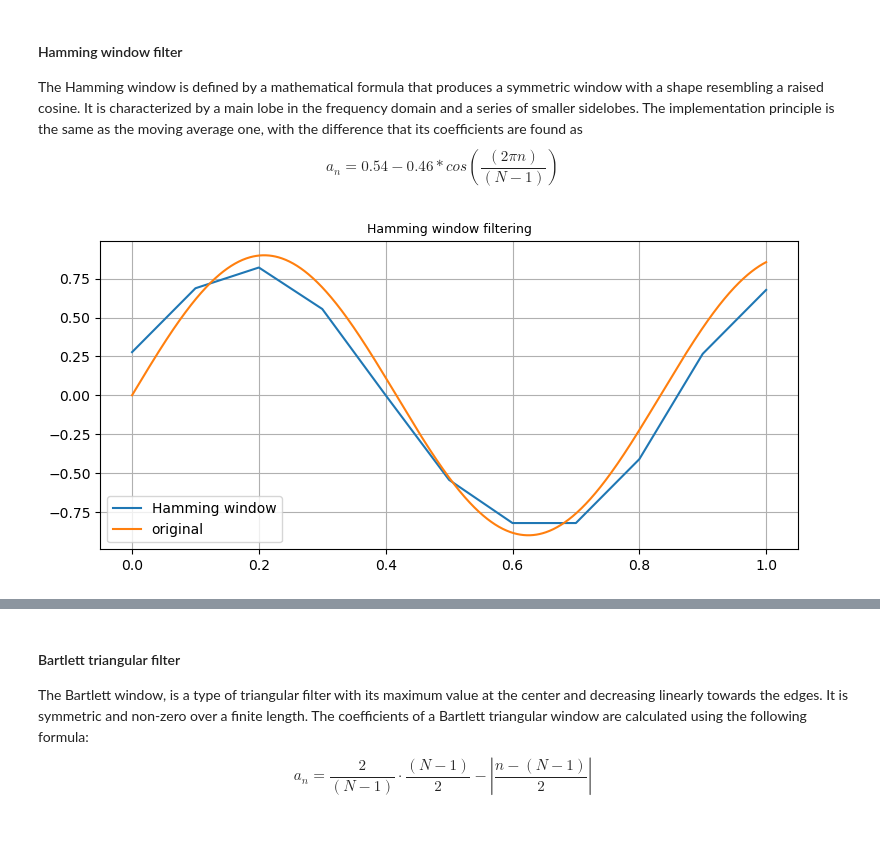
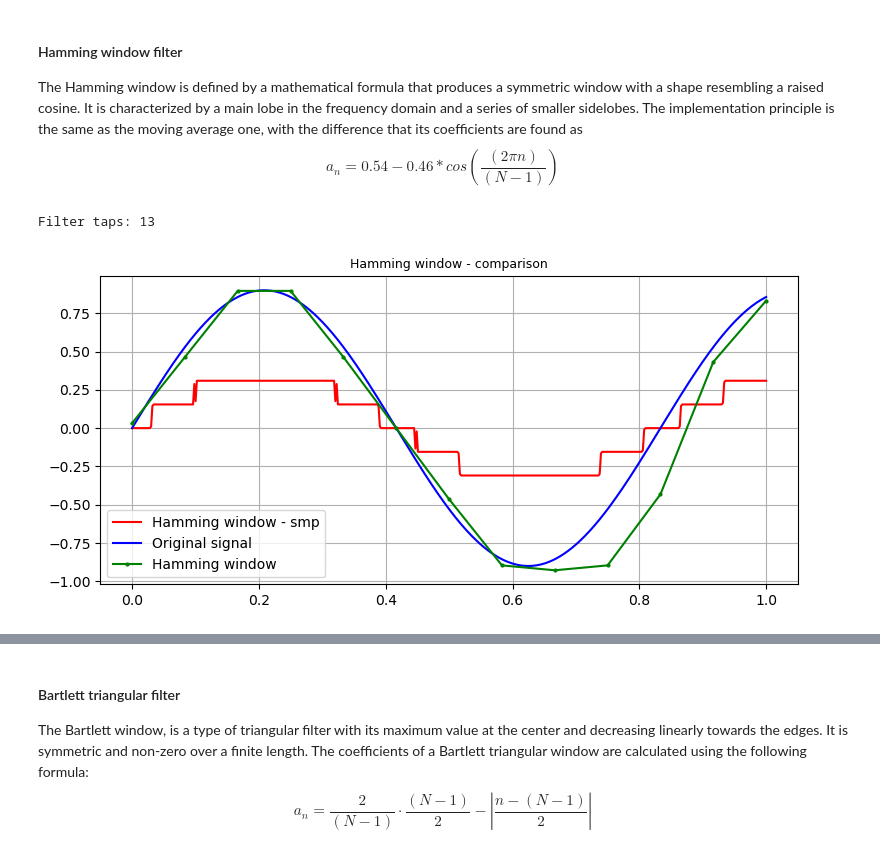
Before and after one commit to lindafabs/Semester-Project, a Jupyter notebook: Final_notebook.ipynb, the cells around one changed output, grey strips where cells are left out. Cells and saved outputs as stored; diff of their text form; code cells hidden in the pictures.

```diff
--- a/Final_notebook.ipynb
+++ b/Final_notebook.ipynb
@@ -690,6 +713,21 @@ plt.legend()
 # %% [markdown]
 #### Hamming window filter
 The Hamming window is defined by a mathematical formula that produces a symmetric window with a shape resembling a raised cosine. It is characterized by a main lobe in the frequency domain and a series of smaller sidelobes. The implementation principle is the same as the moving average one, with the difference that its coefficients are found as $$ a_n = 0.54 - 0.46 * cos \left(\frac{(2\pi n)}{(N - 1)} \right) $$
+# %%
+def hamming_filter(signal, window_size):
+    # Create a circular buffer with size window_size
+    buffer = np.zeros(window_size)
+    output_signal = np.zeros(len(signal))
+    center_index = window_size // 2
+
+    for i in range(len(signal)):
+        buffer[i % window_size] = signal[i]
+        hamming_window = np.hamming(window_size)
+        filtered_sample = np.sum(buffer * hamming_window)
+        output_signal[i] = filtered_sample/window_size
+        buffer = np.roll(buffer, -1)
+
+    return output_signal
 # %%
 def Hamming(delta, time, transition_inst, bins_heights,Td, K, W, T):
     '''
@@ -722,13 +787,21 @@ def Hamming(delta, time, transition_inst, bins_heights,Td, K, W, T):
 # %%
 Hamming_out  = Hamming(delta = 0.03, time=time_vector, transition_inst = t_inst, bins_heights = bins_h,Td = 0.09, K = 20, W = 3, T=T)
+Hamming_out  = Hamming2(time=time_vector, transition_inst = t_inst, bins_heights = bins_h,Td = 0.08, W =3, T=T)
+
 x_fir = np.linspace(0, T, len(Hamming_out))
-x = np.linspace(0,T,1000)
-#----------------------------------------------------------
+x = np.linspace(0,T,500)
+f = FIR_class(taps = len(Hamming_out), delay = 3)
+y_fir_smp = f.hamming(x,q.quantize(test_FIR(x)))
+y_fir_smp = hamming_filter(q.quantize(test_FIR(x)),3)
+print("Filter taps:", len(Hamming_out))
+#--------------------------------------------------------------------------
 plt.figure(figsize=(9, 4))
-plt.plot(x_fir, Hamming_out, label='Hamming window')
-plt.plot(x,test_ampSmp(x), label='original')
-plt.title('Hamming window filtering', fontsize = 9)
-plt.legend()
+plt.plot(x, y_fir_smp, 'r',label='Hamming window - smp')
+plt.plot(x, test_FIR(x),'b', label='Original signal')
+plt.plot(x_fir, Hamming_out, 'go-', markersize=2, label='Hamming window')
+plt.title('Hamming window - comparison', fontsize=9)
 plt.grid()
+plt.legend();
 # %% [output]
+Filter taps: 13
-[figure, old version]
+[figure, new version]
```
Also changed, not shown: parts of 24 cells of this notebook, 5 other files.
